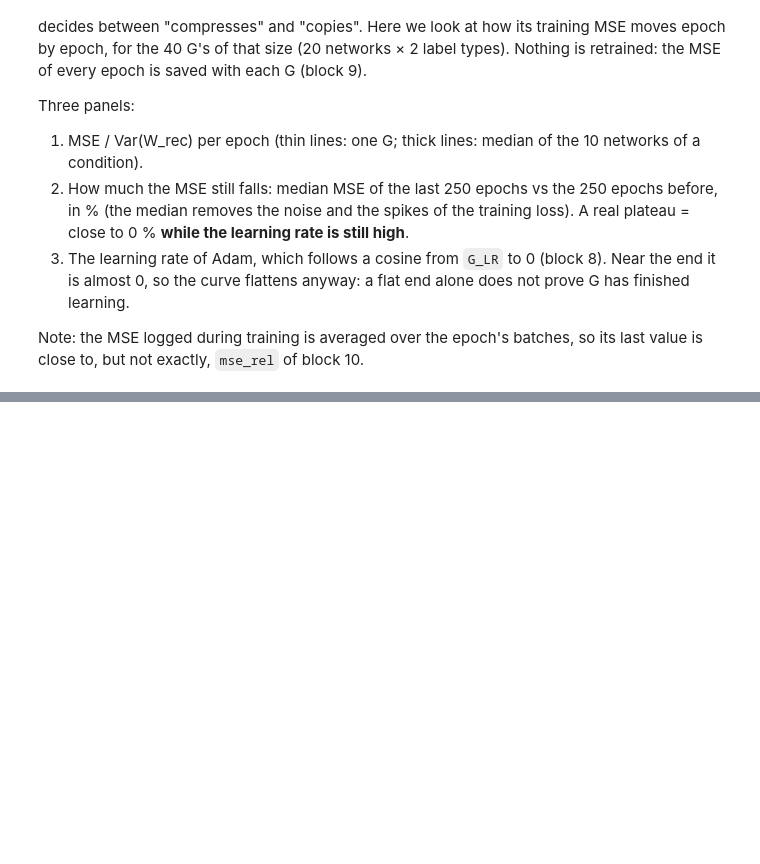
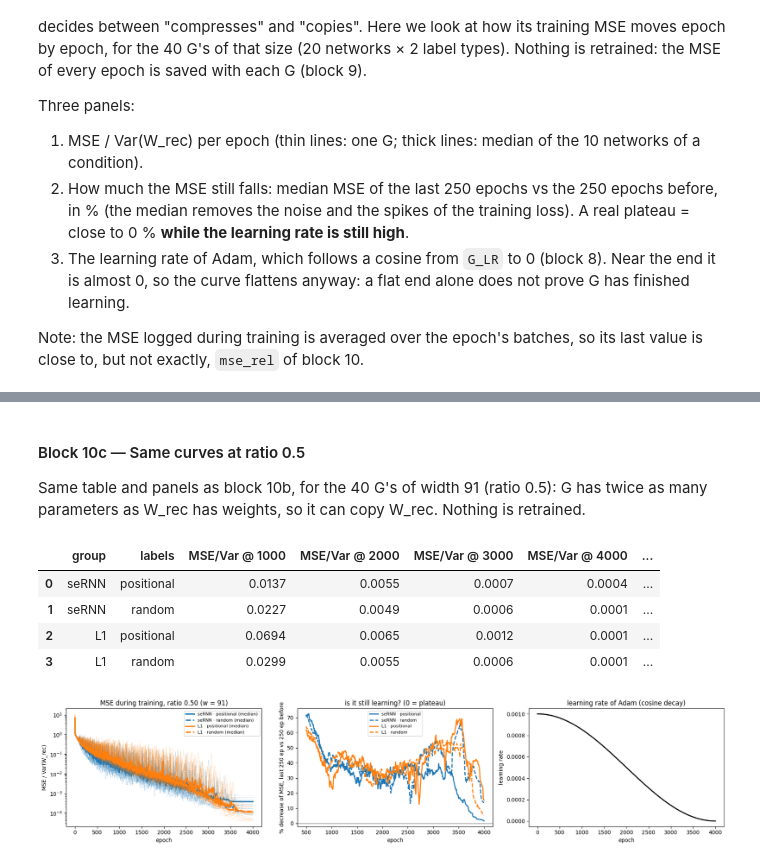
Before and after one commit to ramosleandre/Spatial_Compressibility, a Jupyter notebook: spatial_compressibility.ipynb, the cells around one changed output, grey strips where cells are left out. Drawn from its saved outputs; the diff is of its cells as text; code cells hidden in the pictures; blank space fills up the shorter version.

```diff
--- a/spatial_compressibility.ipynb
+++ b/spatial_compressibility.ipynb
@@ -1091,0 +1092,13 @@ axs[0].legend(fontsize=8); axs[1].legend(fontsize=8); plt.tight_layout(); plt.sh
+# %% [markdown]
+#### Block 10c — Same curves at ratio 0.5
+
+Same table and panels as block 10b, for the 40 G's of width 91 (ratio 0.5): G has twice as many parameters as W_rec has weights, so it can copy W_rec. Nothing is retrained.
+# %%
+learning_curves(91)   # ratio 0.5 (block 8)
+# %% [output]
+|  | group | labels | MSE/Var @ 1000 | MSE/Var @ 2000 | MSE/Var @ 3000 | MSE/Var @ 4000 | ... |
+| 0 | seRNN | positional | 0.0137 | 0.0055 | 0.0007 | 0.0004 | ... |
+| 1 | seRNN | random | 0.0227 | 0.0049 | 0.0006 | 0.0001 | ... |
+| 2 | L1 | positional | 0.0694 | 0.0065 | 0.0012 | 0.0001 | ... |
+| 3 | L1 | random | 0.0299 | 0.0055 | 0.0006 | 0.0001 | ... |
+[figure, added]
```
Also changed, not shown: parts of 1 cell of this notebook.
